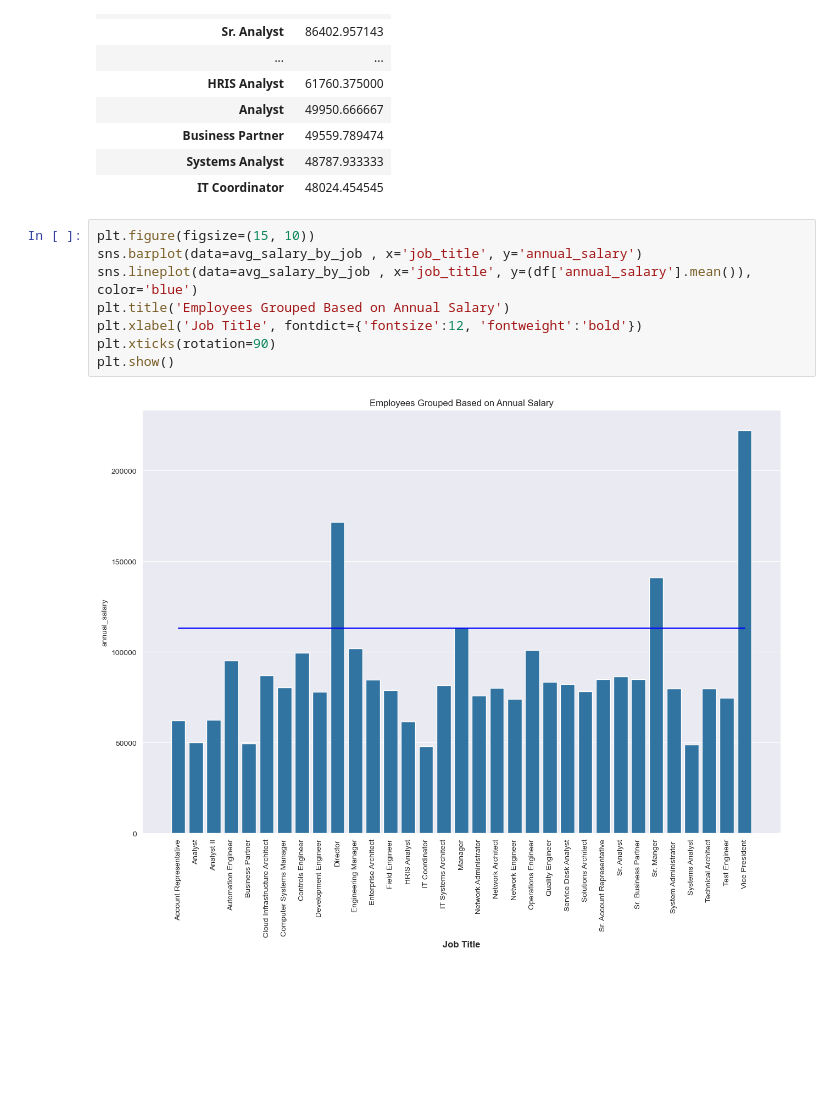
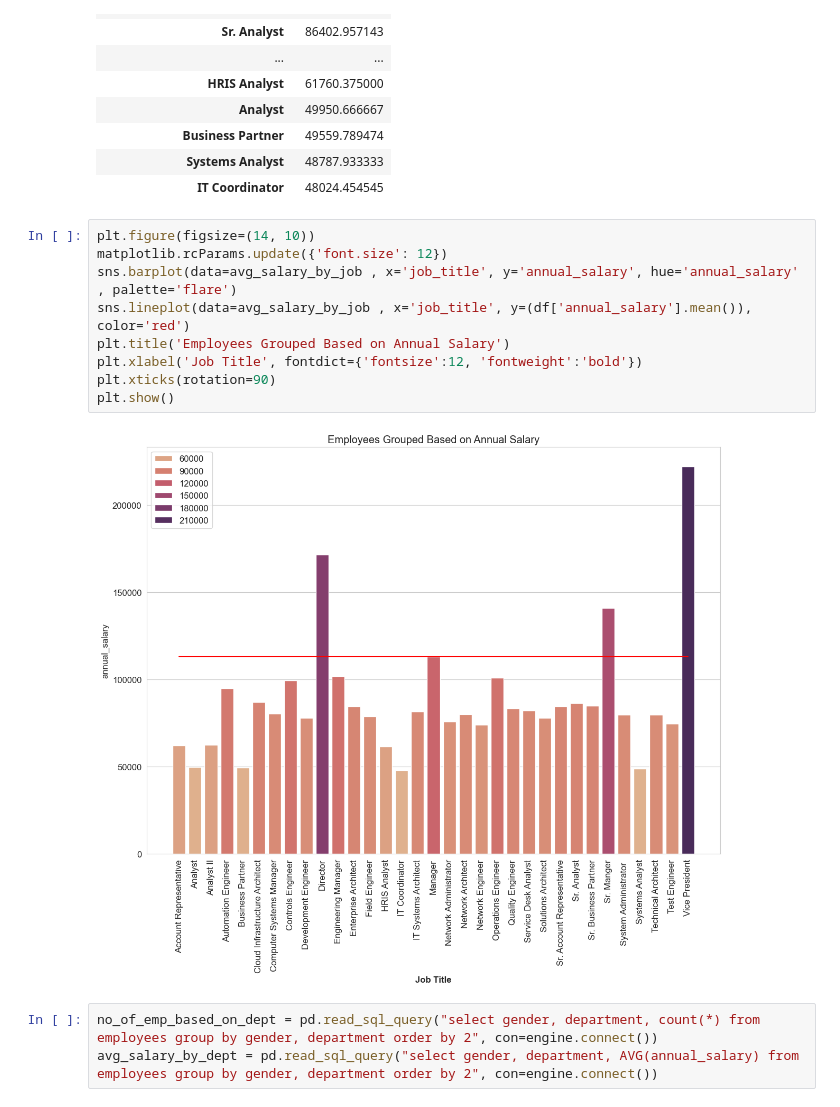
Before and after one commit to Karthikeyan-S-04/EDA_Using_Python_And_SQL, a Jupyter notebook: Employee-Data-Analysis/EDA.ipynb, the cells around one changed output. Saved outputs shown, nothing was run; the diff lists cells and outputs as text; blank space fills up the shorter version.

Commit message:
added some new visuals

```diff
--- a/Employee-Data-Analysis/EDA.ipynb
+++ b/Employee-Data-Analysis/EDA.ipynb
@@ -205,12 +212,16 @@ avg_salary_by_job.sort_values(by='annual_salary', ascending=False)
 | Systems Analyst | 48787.933333 |
 | IT Coordinator | 48024.454545 |
 # %%
-plt.figure(figsize=(15, 10))
-sns.barplot(data=avg_salary_by_job , x='job_title', y='annual_salary')
-sns.lineplot(data=avg_salary_by_job , x='job_title', y=(df['annual_salary'].mean()), color='blue')
+plt.figure(figsize=(14, 10))
+matplotlib.rcParams.update({'font.size': 12})
+sns.barplot(data=avg_salary_by_job , x='job_title', y='annual_salary', hue='annual_salary' , palette='flare')
+sns.lineplot(data=avg_salary_by_job , x='job_title', y=(df['annual_salary'].mean()), color='red')
 plt.title('Employees Grouped Based on Annual Salary')
 plt.xlabel('Job Title', fontdict={'fontsize':12, 'fontweight':'bold'})
 plt.xticks(rotation=90)
 plt.show()
 # %% [output]
-[figure, old version]
+[figure, new version]
+# %%
+no_of_emp_based_on_dept = pd.read_sql_query("select gender, department, count(*) from employees group by gender, department order by 2", con=engine.connect())
+avg_salary_by_dept = pd.read_sql_query("select gender, department, AVG(annual_salary) from employees group by gender, department order by 2", con=engine.connect())
```
Also changed, not shown: parts of 8 cells of this notebook, 1 other file.
